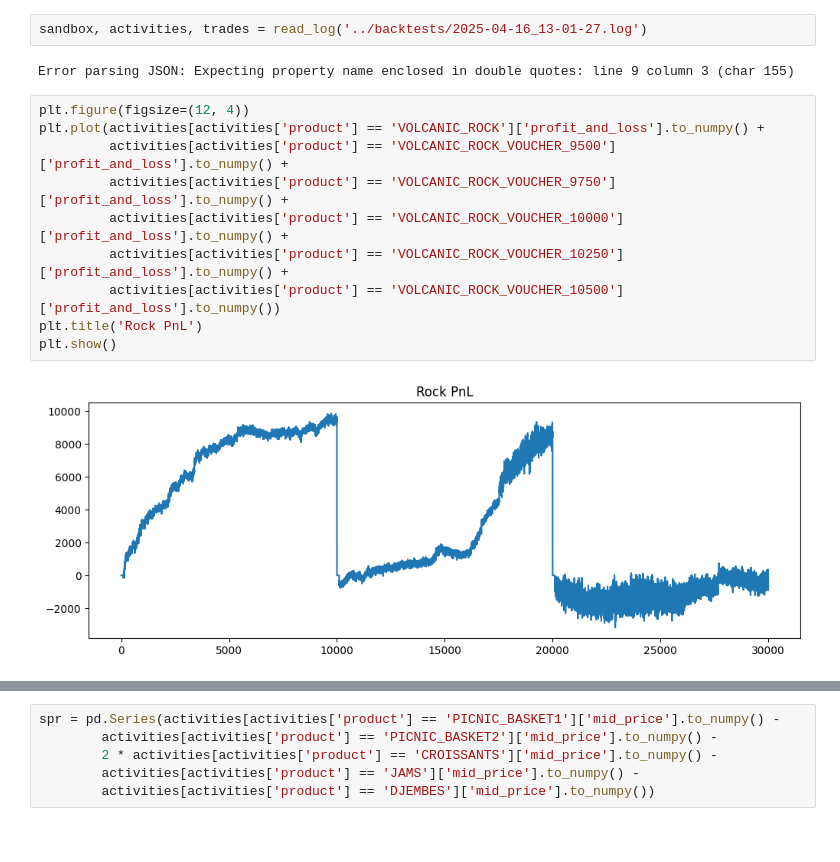
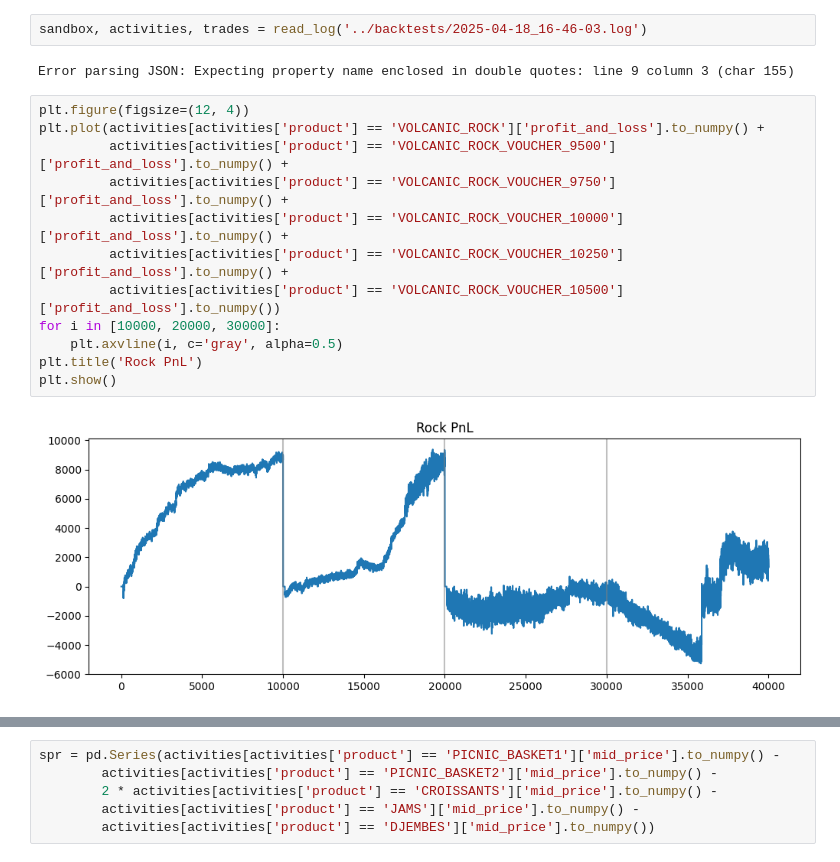
Before and after one commit to aemilani/imc-prosperity-3, a Jupyter notebook: notebooks/logs_round_3.ipynb, the cells around one changed output, grey strips where cells are left out. Drawn from its saved outputs; the diff is of its cells as text.

```diff
--- a/notebooks/logs_round_3.ipynb
+++ b/notebooks/logs_round_3.ipynb
@@ -31,18 +31,20 @@ def avellaneda_stoikov_reservation_price(price, position, volatility):
 # %% [markdown]
 # Backtest
 # %%
-sandbox, activities, trades = read_log('../backtests/2025-04-16_13-01-27.log')
+sandbox, activities, trades = read_log('../backtests/2025-04-18_16-46-03.log')
 # %% [output]
 Error parsing JSON: Expecting property name enclosed in double quotes: line 9 column 3 (char 155)
 # %%
 plt.figure(figsize=(12, 4))
 plt.plot(activities[activities['product'] == 'VOLCANIC_ROCK']['profit_and_loss'].to_numpy() +
          activities[activities['product'] == 'VOLCANIC_ROCK_VOUCHER_9500']['profit_and_loss'].to_numpy() +
          activities[activities['product'] == 'VOLCANIC_ROCK_VOUCHER_9750']['profit_and_loss'].to_numpy() +
          activities[activities['product'] == 'VOLCANIC_ROCK_VOUCHER_10000']['profit_and_loss'].to_numpy() +
          activities[activities['product'] == 'VOLCANIC_ROCK_VOUCHER_10250']['profit_and_loss'].to_numpy() +
          activities[activities['product'] == 'VOLCANIC_ROCK_VOUCHER_10500']['profit_and_loss'].to_numpy())
+for i in [10000, 20000, 30000]:
+    plt.axvline(i, c='gray', alpha=0.5)
 plt.title('Rock PnL')
 plt.show()
 # %% [output]
-[figure, old version]
+[figure, new version]
```
Also changed, not shown: parts of 3 cells of this notebook, 4 other files.
